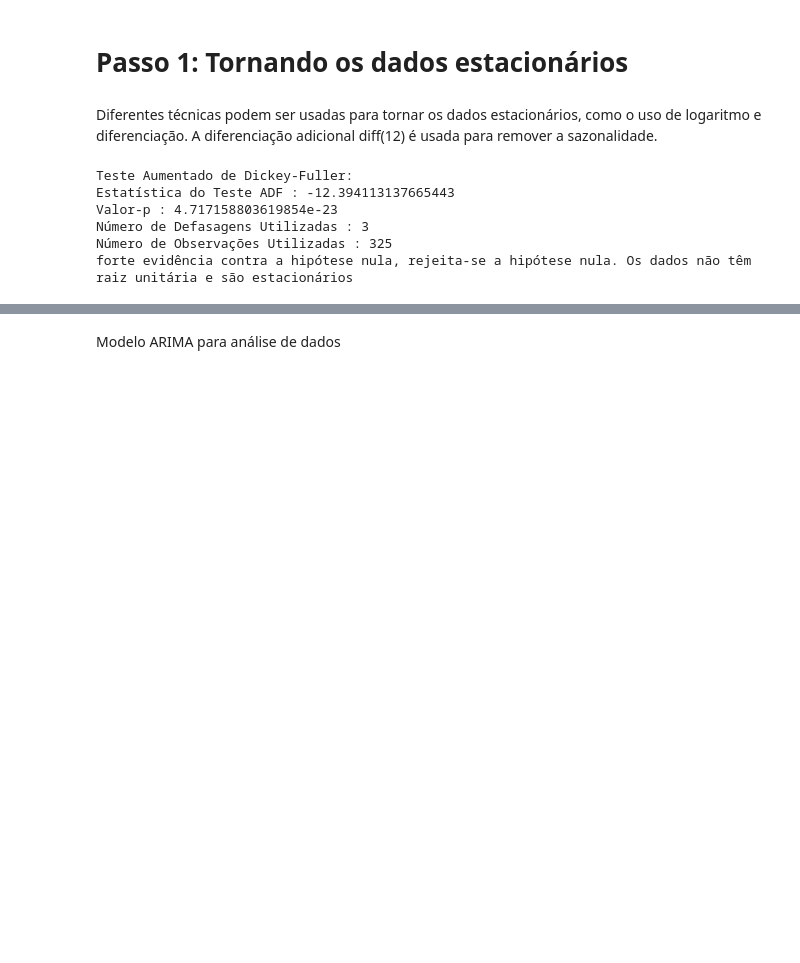
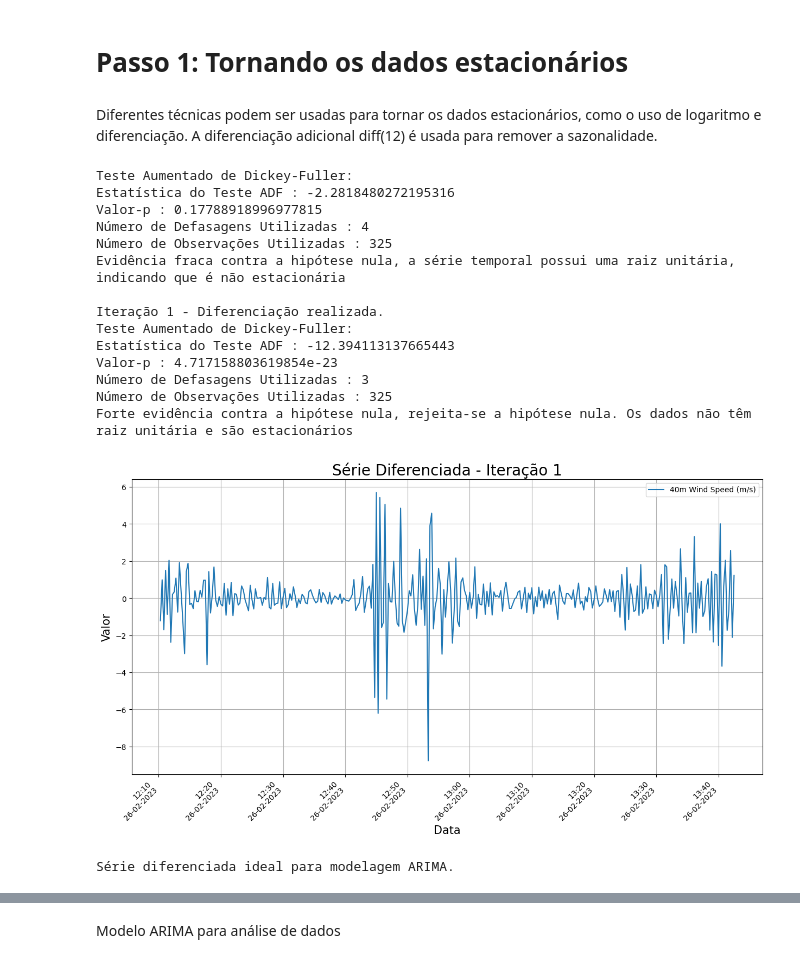
Before and after one commit to nervaljunior/JupyterHub, a Jupyter notebook: Arima_(1).ipynb, the cells around one changed output, grey strips where cells are left out. Saved outputs shown, nothing was run; the diff lists cells and outputs as text; code cells hidden in the pictures; blank space fills up the shorter version.

```diff
--- a/Arima_(1).ipynb
+++ b/Arima_(1).ipynb
@@ -411,15 +231,71 @@ def adf_check(time_series):
 # Passo 1: Tornando os dados estacionários
 # %% [markdown]
 Diferentes técnicas podem ser usadas para tornar os dados estacionários, como o uso de logaritmo e diferenciação. A diferenciação adicional diff(12) é usada para remover a sazonalidade.
-# %%
-adf_check(diff_series)
-
-#df_testing = pd.DataFrame(np.log(velocidade_media).diff().diff(12))
-#adf_check(df_testing.dropna())
-# %% [output]
-Teste Aumentado de Dickey-Fuller:
-Estatística do Teste ADF : -12.394113137665443
-Valor-p : 4.717158803619854e-23
-Número de Defasagens Utilizadas : 3
-Número de Observações Utilizadas : 325
-forte evidência contra a hipótese nula, rejeita-se a hipótese nula. Os dados não têm raiz unitária e são estacionários
+# %%
+import numpy as np
+import statsmodels.api as sm
+import matplotlib.pyplot as plt
+from statsmodels.tsa.stattools import adfuller
+
+def adf_check(time_series):
+    result = adfuller(time_series, autolag='AIC')
+    print('Teste Aumentado de Dickey-Fuller:')
+    labels = ['Estatística do Teste ADF', 'Valor-p', 'Número de Defasagens Utilizadas', 'Número de Observações Utilizadas']
+
+    for value, label in zip(result, labels):
+        print(label + ' : ' + str(value))
+
+    if result[1] <= 0.05:
+        print("Forte evidência contra a hipótese nula, rejeita-se a hipótese nula. Os dados não têm raiz unitária e são estacionários")
+        return True
+    else:
+        print("Evidência fraca contra a hipótese nula, a série temporal possui uma raiz unitária, indicando que é não estacionária \n")
+        return False
+
+def verificar_estacionariedade_e_ideal_arima(serie, max_iter=5):
+    # Verifica estacionariedade
+    estacionario = adf_check(serie)
+
+    # Se estiver estacionário, verifica se é ideal para ARIMA
+    if estacionario:
+        # Verificar se é ideal para ARIMA
+        serie_diferenciada = diferenciar_serie_para_arima(serie, max_iter)
+        return serie_diferenciada
+    else:
+        # Se não estiver estacionário, diferencia e verifica novamente
+        for i in range(max_iter):
+            serie = serie.diff().dropna()
+            print(f"Iteração {i+1} - Diferenciação realizada.")
+
+            # Verifica estacionariedade após diferenciação
+            estacionario = adf_check(serie)
+
+            # Se estiver estacionário, verifica se é ideal para ARIMA
+            if estacionario:
+                # Verificar se é ideal para ARIMA
+                serie_diferenciada = diferenciar_serie_para_arima(serie, max_iter)
+                return serie_diferenciada
+
+        print("Número máximo de iterações atingido. A série pode não ser adequada para modelagem ARIMA.")
+        return serie
+
+# Exemplo de uso:
+# Suponha que 'velocidade_media' seja o DataFrame contendo os dados de velocidade média
+serie_diferenciada = verificar_estacionariedade_e_ideal_arima(velocidade_media)
+# %% [output]
+Teste Aumentado de Dickey-Fuller:
+Estatística do Teste ADF : -2.2818480272195316
+Valor-p : 0.17788918996977815
+Número de Defasagens Utilizadas : 4
+Número de Observações Utilizadas : 325
+Evidência fraca contra a hipótese nula, a série temporal possui uma raiz unitária, indicando que é não estacionária
+
+Iteração 1 - Diferenciação realizada.
+Teste Aumentado de Dickey-Fuller:
+Estatística do Teste ADF : -12.394113137665443
+Valor-p : 4.717158803619854e-23
+Número de Defasagens Utilizadas : 3
+Número de Observações Utilizadas : 325
+Forte evidência contra a hipótese nula, rejeita-se a hipótese nula. Os dados não têm raiz unitária e são estacionários
+[figure, added]
+Série diferenciada ideal para modelagem ARIMA.
```
Also changed, not shown: parts of 15 cells of this notebook.
